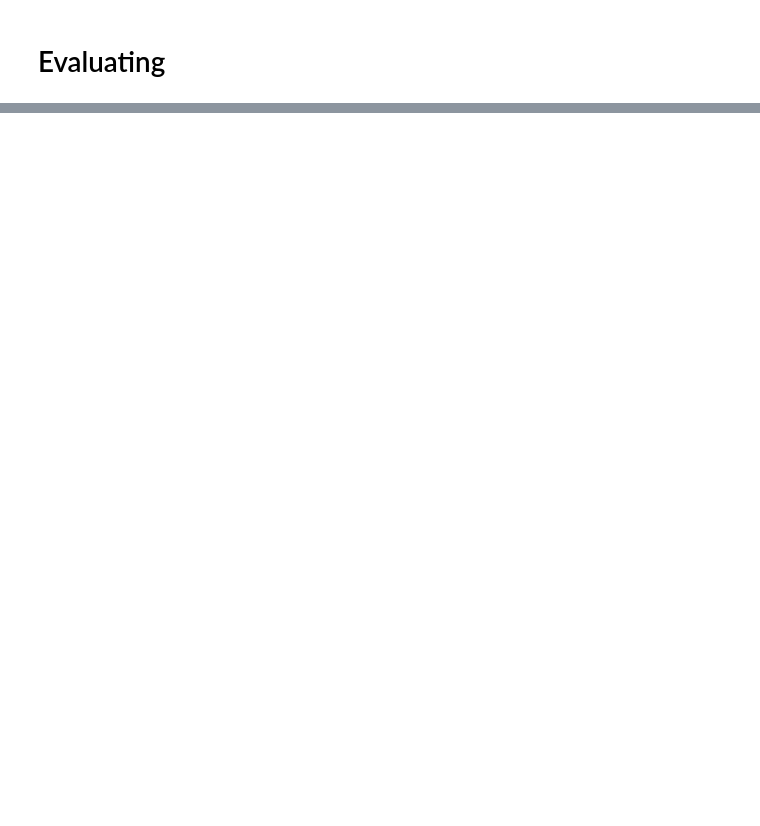
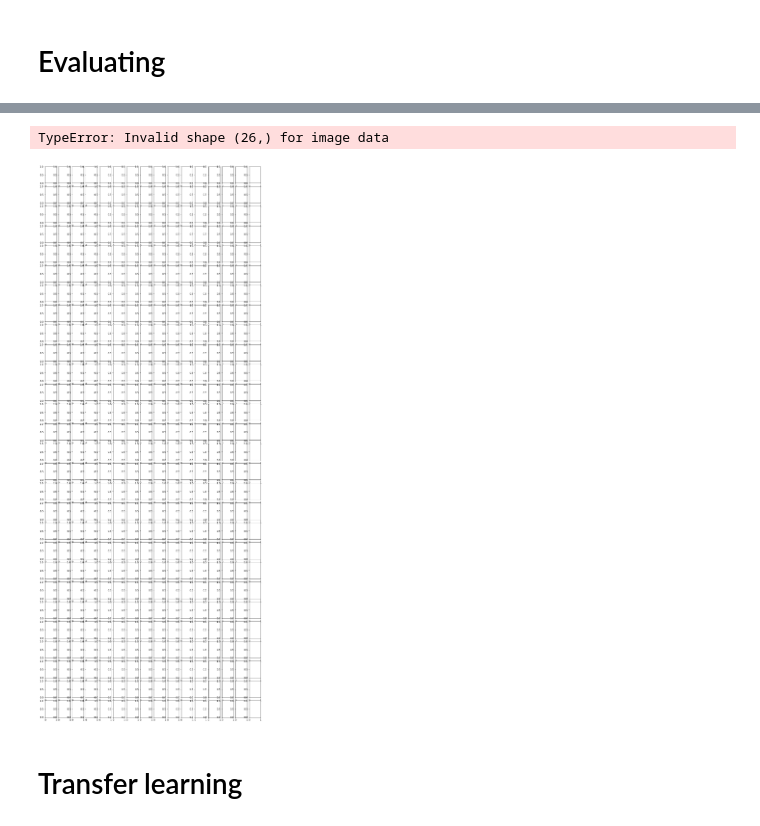
Before and after one commit to alex21738/Image_Classification-American_Sign_Language, a Jupyter notebook: ASL image classification.ipynb, the cells around one changed output, grey strips where cells are left out. Cells and saved outputs as stored; diff of their text form; code cells hidden in the pictures; blank space fills up the shorter version.

Commit message:
working on heat map for feature activation

```diff
--- a/ASL image classification.ipynb
+++ b/ASL image classification.ipynb
@@ -297,18 +234,16 @@ image_val  = np.array([np.reshape(i, (28, 28)) for i in image_val])
 imagestest  = np.array([np.reshape(i, (28, 28)) for i in imagestest])
 # %%
 modelcnn = models.Sequential()
-modelcnn.add(layers.Conv1D(64, (3), activation='relu',
+modelcnn.add(layers.Conv1D(32, (3), activation='relu',
                         input_shape=(28, 28)))
+modelcnn.add(layers.MaxPooling1D((2)))
+
+modelcnn.add(layers.Conv1D(64, (3), activation='relu'))
 modelcnn.add(layers.MaxPooling1D((2)))
 
 modelcnn.add(layers.Conv1D(128, (3), activation='relu'))
 modelcnn.add(layers.MaxPooling1D((2)))
 
-modelcnn.add(layers.Conv1D(256, (3), activation='relu'))
-modelcnn.add(layers.MaxPooling1D((2)))
-
-# modelcnn.add(layers.Conv1D(512, (3), activation='relu'))
-# modelcnn.add(layers.MaxPooling1D((2)))
 
 modelcnn.add(layers.Flatten())
 modelcnn.add(layers.Dense(64, activation='relu'))
@@ -355,0 +370,61 @@ results_testcnn
+# %%
+from keras import models
+import math
+
+# Extract model layer outputs
+layer_outputs = [layer.output for layer in modelcnn.layers[:6]]
+
+# Create a model for displaying the feature maps
+activation_model = models.Model(inputs=modelcnn.input, outputs=layer_outputs)
+
+activations = activation_model.predict(imageheat)
+
+# Extract Layer Names for Labelling
+layer_names = []
+for layer in modelcnn.layers[:6]:
+    layer_names.append(layer.name)
+
+total_features = sum([a.shape[-1] for a in activations])
+total_features
+
+n_cols = 16
+n_rows = math.ceil(total_features / n_cols)
+
+
+iteration = 0
+fig , axes = plt.subplots(nrows=n_rows, ncols=n_cols, figsize=(n_cols, n_rows*1.5))
+
+for layer_n, layer_activation in enumerate(activations):
+    n_channels = layer_activation.shape[-1]
+    for ch_idx in range(n_channels):
+        row = iteration // n_cols
+        column = iteration % n_cols
+
+        ax = axes[row, column]
+
+        channel_image = layer_activation[0,
+                                          :,
+                                         ch_idx]
+        # Post-process the feature to make it visually palatable
+        channel_image -= channel_image.mean()
+        channel_image /= channel_image.std()
+        channel_image *= 64
+        channel_image += 128
+        channel_image = np.clip(channel_image, 0, 255).astype('uint8')
+
+        ax.imshow(channel_image, aspect='auto', cmap='viridis')
+        ax.get_xaxis().set_ticks([])
+        ax.get_yaxis().set_ticks([])
+
+        if ch_idx == 0:
+            ax.set_title(layer_names[layer_n], fontsize=10)
+        iteration += 1
+
+fig.subplots_adjust(hspace=1.25)
+plt.savefig('Intermediate_Activations_Visualized.pdf')
+plt.show()
+# %% [output]
+TypeError: Invalid shape (26,) for image data
+[figure, added]
+# %% [markdown]
+# Transfer learning
```
Also changed, not shown: parts of 38 cells of this notebook, 2 other files.
